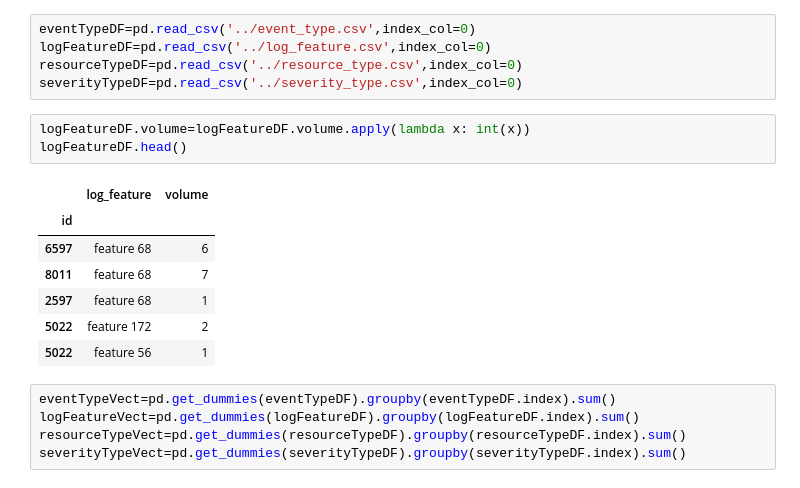
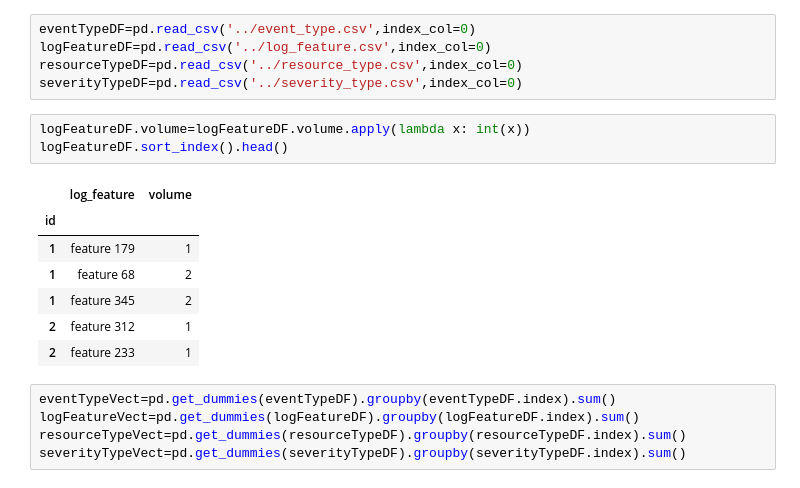
Before and after one commit to darekarsam/TelstraChallenge, a Jupyter notebook: kaggleChallenge.ipynb, the cells around one changed output. Drawn from its saved outputs; the diff is of its cells as text.

```diff
--- a/kaggleChallenge.ipynb
+++ b/kaggleChallenge.ipynb
@@ -38,15 +48,15 @@ resourceTypeDF=pd.read_csv('../resource_type.csv',index_col=0)
 severityTypeDF=pd.read_csv('../severity_type.csv',index_col=0)
 # %%
 logFeatureDF.volume=logFeatureDF.volume.apply(lambda x: int(x))
-logFeatureDF.head()
+logFeatureDF.sort_index().head()
 # %% [output]
 |  | log_feature | volume |
 | id |  |  |
-| 6597 | feature 68 | 6 |
-| 8011 | feature 68 | 7 |
-| 2597 | feature 68 | 1 |
-| 5022 | feature 172 | 2 |
-| 5022 | feature 56 | 1 |
+| 1 | feature 179 | 1 |
+| 1 | feature 68 | 2 |
+| 1 | feature 345 | 2 |
+| 2 | feature 312 | 1 |
+| 2 | feature 233 | 1 |
 # %%
 eventTypeVect=pd.get_dummies(eventTypeDF).groupby(eventTypeDF.index).sum()
 logFeatureVect=pd.get_dummies(logFeatureDF).groupby(logFeatureDF.index).sum()
```
Also changed, not shown: parts of 24 cells of this notebook, 15 other files.
